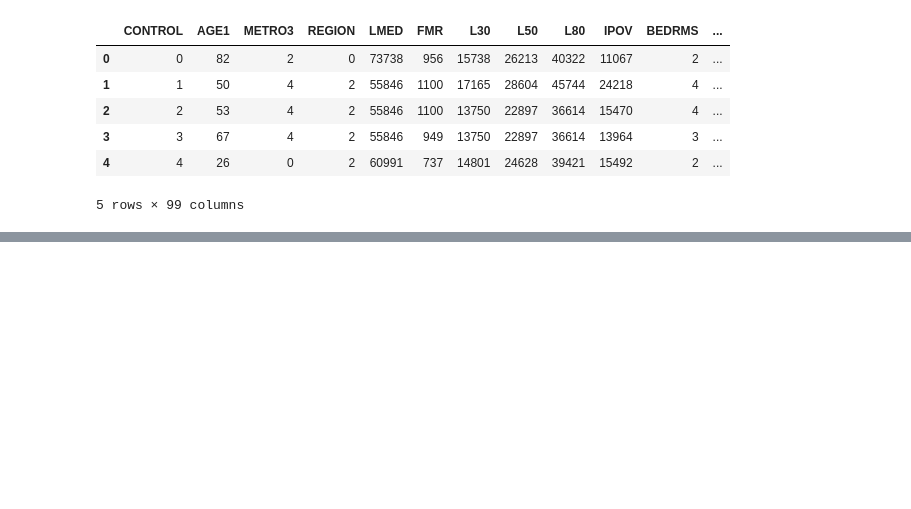
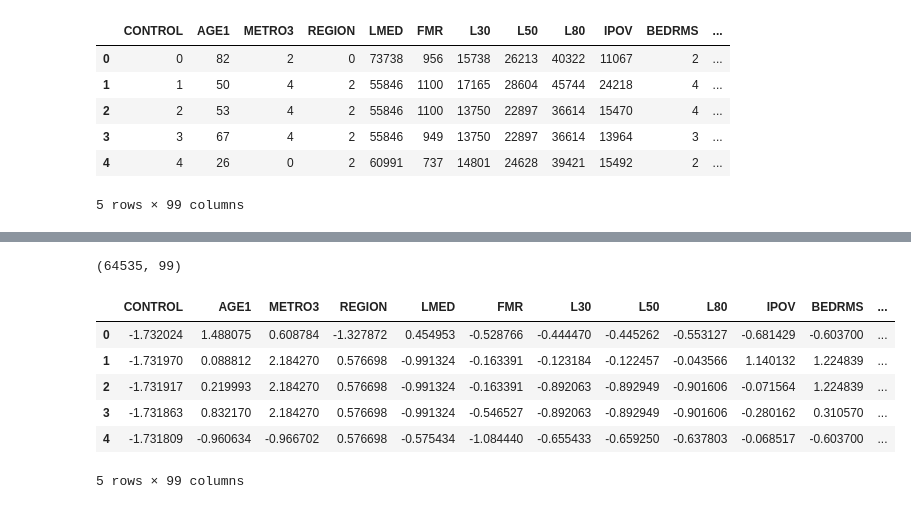
Before and after one commit to skhabiri/DS-Unit-1-Sprint-3-Linear-Algebra, a Jupyter notebook: module3-dimensionality-reduction/skhabiri_LS_DS_133_High_Dimensional_Data_Assignment.ipynb, the cells around one changed output, grey strips where cells are left out. Saved outputs shown, nothing was run; the diff lists cells and outputs as text; code cells hidden in the pictures; blank space fills up the shorter version.

```diff
--- a/module3-dimensionality-reduction/skhabiri_LS_DS_133_High_Dimensional_Data_Assignment.ipynb
+++ b/module3-dimensionality-reduction/skhabiri_LS_DS_133_High_Dimensional_Data_Assignment.ipynb
@@ -310,0 +351,3 @@ Length: 99, dtype: object
+# %%
+std_devs = np.std(national_processed, axis=0)
+print(std_devs.shape); std_devs.head()
@@ -310,0 +388,12 @@ Length: 99, dtype: object
+# %%
+standardized_data = centered_data / std_devs
+print(standardized_data.shape); standardized_data.head()
+# %% [output]
+(64535, 99)
+|  | CONTROL | AGE1 | METRO3 | REGION | LMED | FMR | L30 | L50 | L80 | IPOV | BEDRMS | ... |
+| 0 | -1.732024 | 1.488075 | 0.608784 | -1.327872 | 0.454953 | -0.528766 | -0.444470 | -0.445262 | -0.553127 | -0.681429 | -0.603700 | ... |
+| 1 | -1.731970 | 0.088812 | 2.184270 | 0.576698 | -0.991324 | -0.163391 | -0.123184 | -0.122457 | -0.043566 | 1.140132 | 1.224839 | ... |
+| 2 | -1.731917 | 0.219993 | 2.184270 | 0.576698 | -0.991324 | -0.163391 | -0.892063 | -0.892949 | -0.901606 | -0.071564 | 1.224839 | ... |
+| 3 | -1.731863 | 0.832170 | 2.184270 | 0.576698 | -0.991324 | -0.546527 | -0.892063 | -0.892949 | -0.901606 | -0.280162 | 0.310570 | ... |
+| 4 | -1.731809 | -0.960634 | -0.966702 | 0.576698 | -0.575434 | -1.084440 | -0.655433 | -0.659250 | -0.637803 | -0.068517 | -0.603700 | ... |
+5 rows × 99 columns
```
Also changed, not shown: parts of 37 cells of this notebook.
